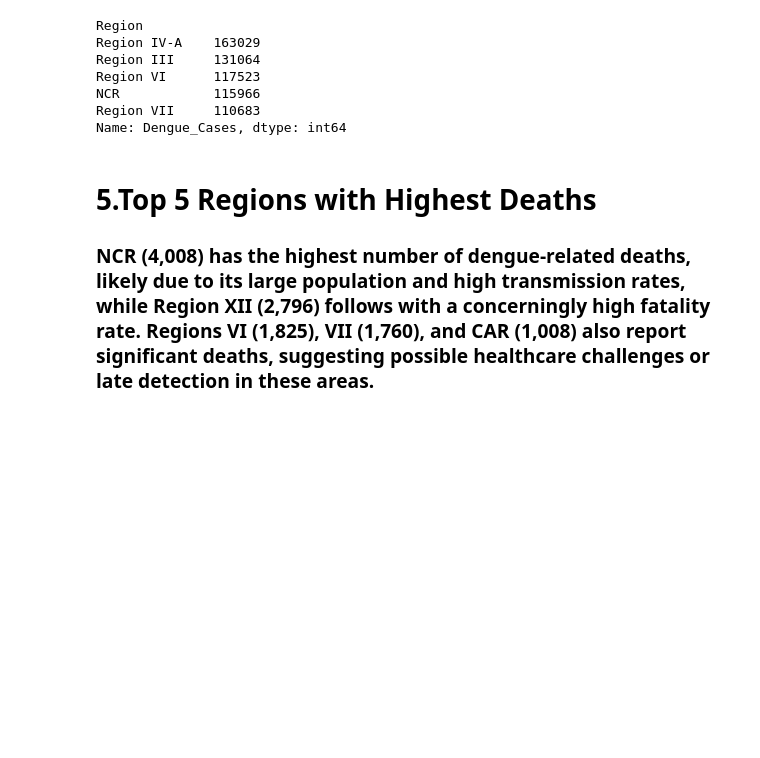
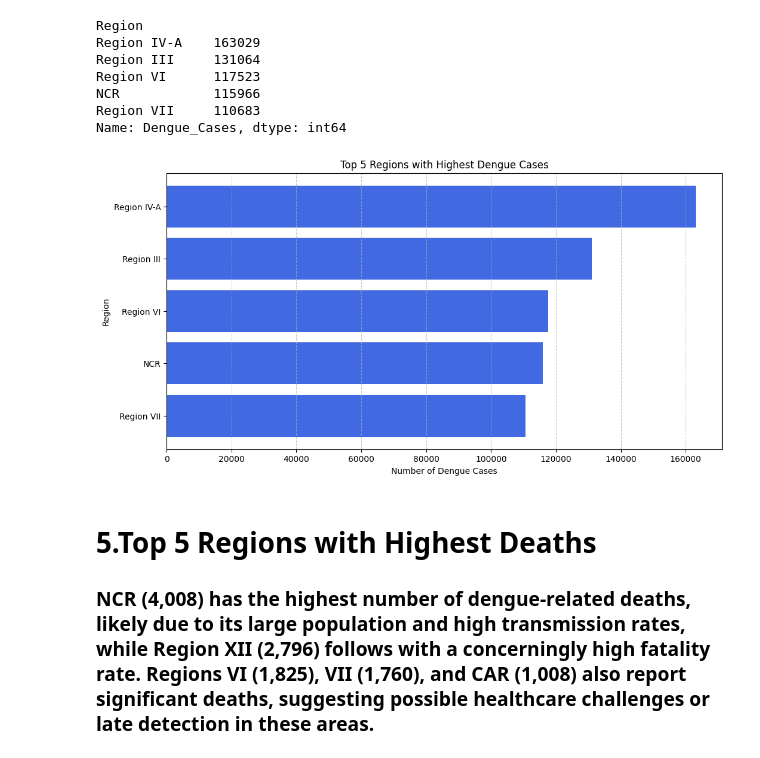
Before and after one commit to Sophiax20/ITD_DATA_MINING_ACT3, a Jupyter notebook: Activity6.ipynb, the cells around one changed output. Cells and saved outputs as stored; diff of their text form; code cells hidden in the pictures; blank space fills up the shorter version.

```diff
--- a/Activity6.ipynb
+++ b/Activity6.ipynb
@@ -174,6 +213,23 @@ Region VI      117523
 NCR            115966
 Region VII     110683
 Name: Dengue_Cases, dtype: int64
+# %%
+regions = [
+    "Region IV-A", "Region III", "Region VI", "NCR", "Region VII"
+]
+cases = [163029, 131064, 117523, 115966, 110683]
+
+
+plt.figure(figsize=(12,6))
+plt.barh(regions, cases, color='royalblue')
+plt.xlabel("Number of Dengue Cases")
+plt.ylabel("Region")
+plt.title("Top 5 Regions with Highest Dengue Cases")
+plt.gca().invert_yaxis()
+plt.grid(axis='x', linestyle='--', alpha=0.7)
+plt.show()
+# %% [output]
+[figure, added]
 # %% [markdown]
 <h1>5.Top 5 Regions with Highest Deaths</h1>
 <h3>NCR (4,008) has the highest number of dengue-related deaths, likely due to its large population and high transmission rates, while Region XII (2,796) follows with a concerningly high fatality rate. Regions VI (1,825), VII (1,760), and CAR (1,008) also report significant deaths, suggesting possible healthcare challenges or late detection in these areas.</h3>
```
Also changed, not shown: parts of 18 cells of this notebook.
